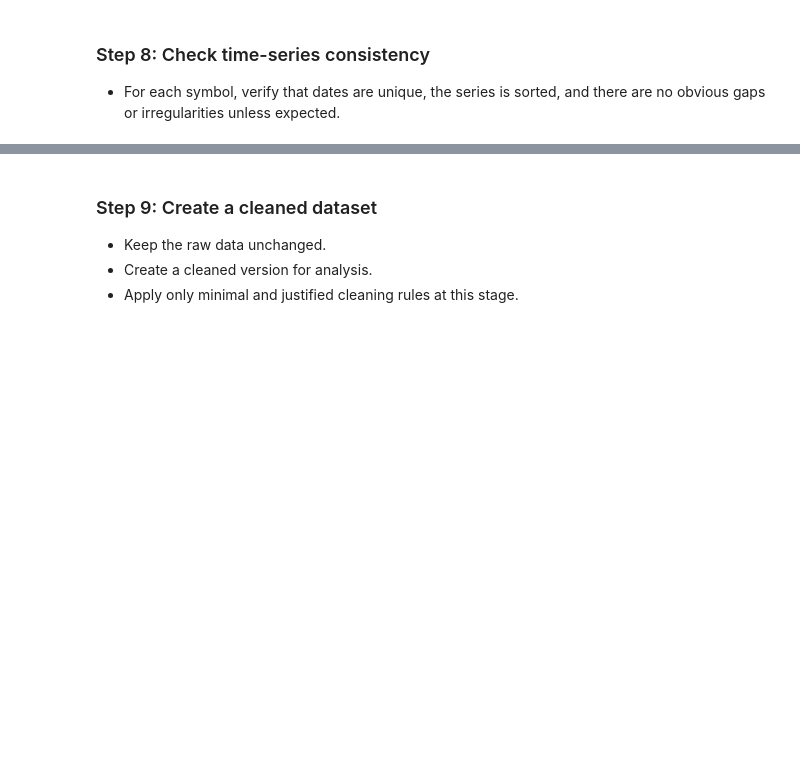
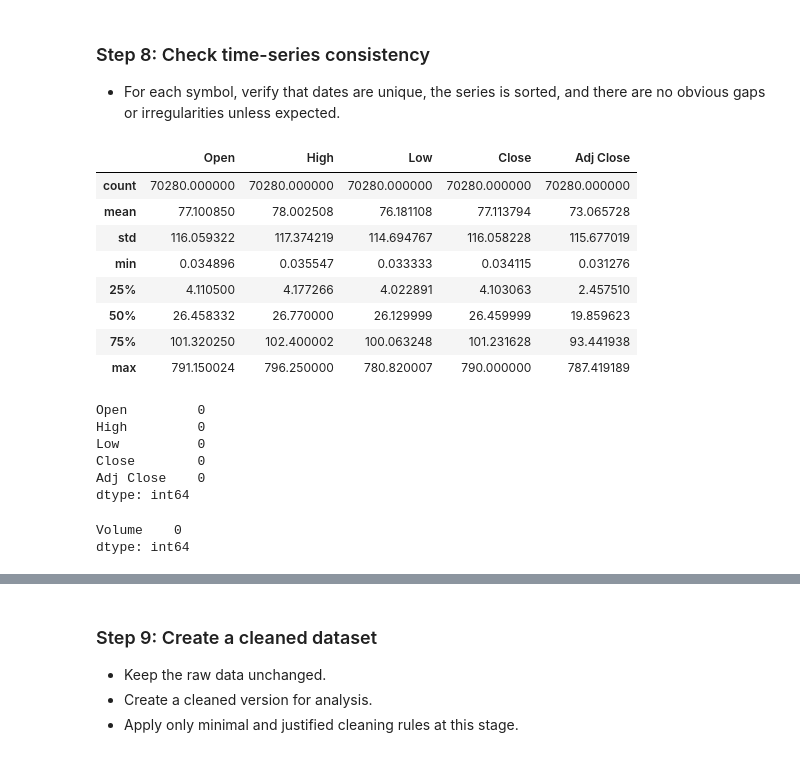
Before and after one commit to kumawatAkshay/QuantForge, a Jupyter notebook: notebook/equity_research.ipynb, the cells around one changed output, grey strips where cells are left out. Saved outputs shown, nothing was run; the diff lists cells and outputs as text; code cells hidden in the pictures; blank space fills up the shorter version.

```diff
--- a/notebook/equity_research.ipynb
+++ b/notebook/equity_research.ipynb
@@ -247,4 +272,32 @@ Name: Date, dtype: bool
 # %% [markdown]
 ### Step 8: Check time-series consistency
 - For each symbol, verify that dates are unique, the series is sorted, and there are no obvious gaps or irregularities unless expected.
+# %%
+# Check price columns are numeric
+df[["Open", "High", "Low", "Close", "Adj Close"]].describe()
+# %% [output]
+|  | Open | High | Low | Close | Adj Close |
+| count | 70280.000000 | 70280.000000 | 70280.000000 | 70280.000000 | 70280.000000 |
+| mean | 77.100850 | 78.002508 | 76.181108 | 77.113794 | 73.065728 |
+| std | 116.059322 | 117.374219 | 114.694767 | 116.058228 | 115.677019 |
+| min | 0.034896 | 0.035547 | 0.033333 | 0.034115 | 0.031276 |
+| 25% | 4.110500 | 4.177266 | 4.022891 | 4.103063 | 2.457510 |
+| 50% | 26.458332 | 26.770000 | 26.129999 | 26.459999 | 19.859623 |
+| 75% | 101.320250 | 102.400002 | 100.063248 | 101.231628 | 93.441938 |
+| max | 791.150024 | 796.250000 | 780.820007 | 790.000000 | 787.419189 |
+# %%
+# Check for negative prices
+df[["Open", "High", "Low", "Close", "Adj Close"]].lt(0).sum()
+# %% [output]
+Open         0
+High         0
+Low          0
+Close        0
+Adj Close    0
+dtype: int64
+# %%
+df[["Volume"]].lt(0).sum()
+# %% [output]
+Volume    0
+dtype: int64
 # %%
```
Also changed, not shown: parts of 34 cells of this notebook, 1 other file.
